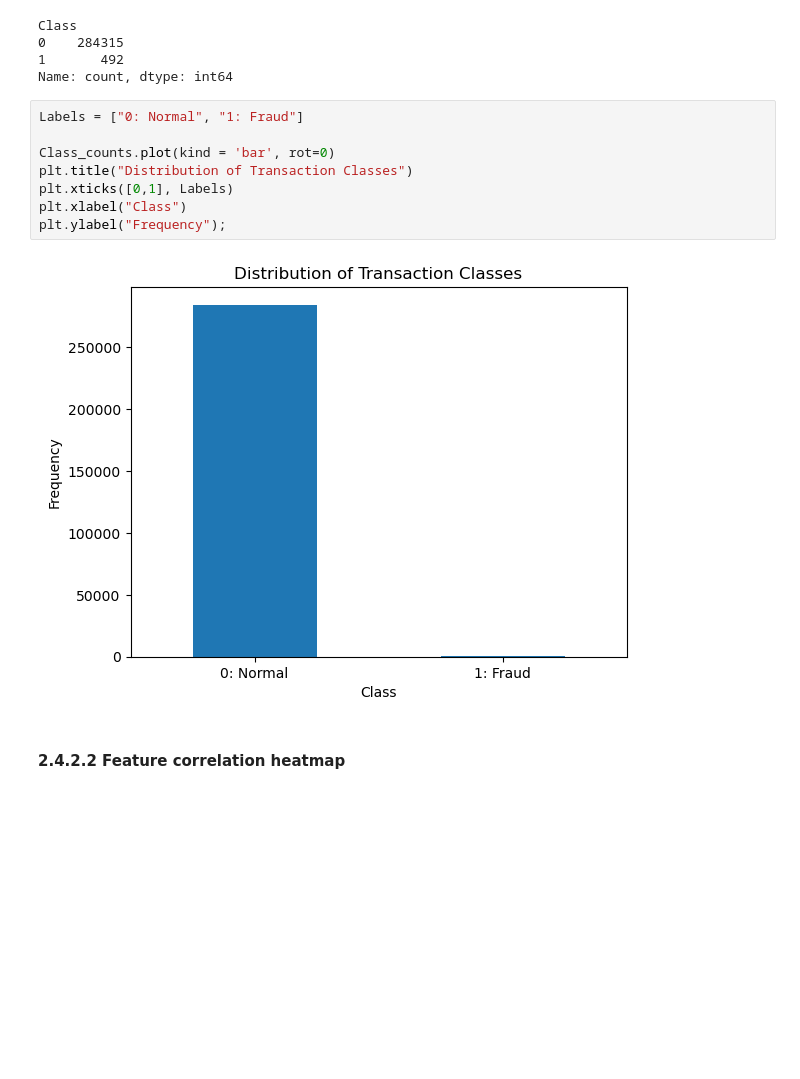
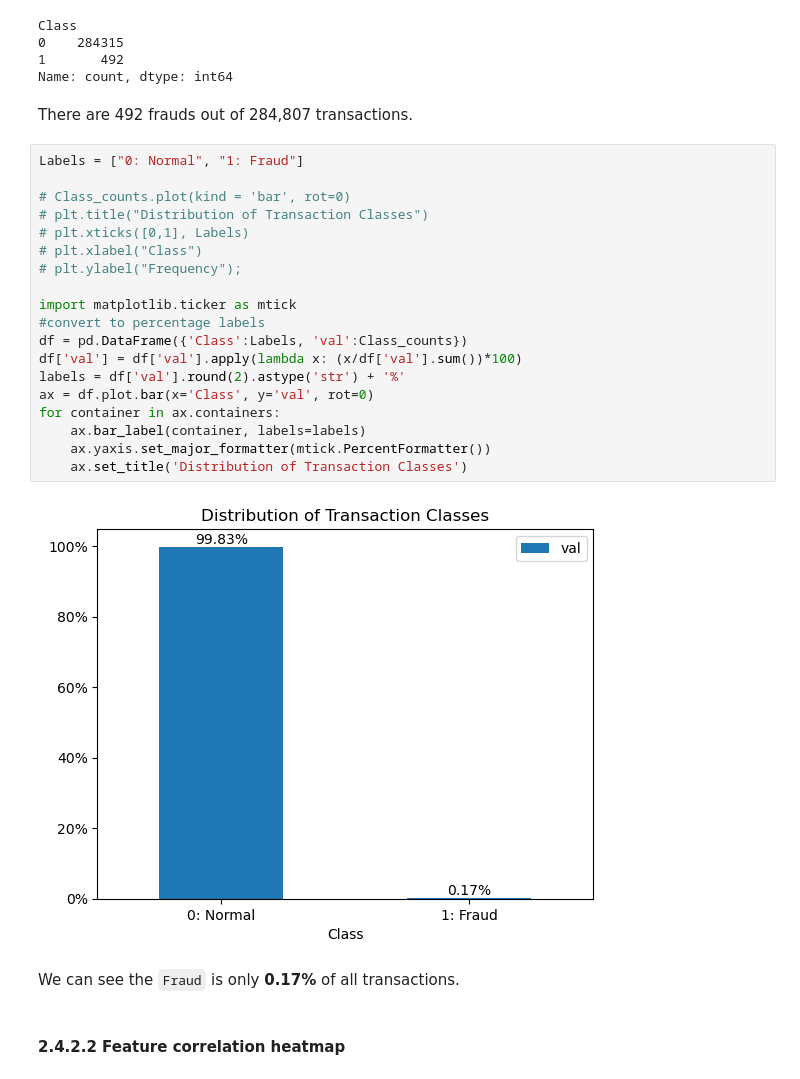
Before and after one commit to zxie9/Capstone-Project-Three, a Jupyter notebook: Notebooks/2. Data Wrangling and EDA.ipynb, the cells around one changed output. Saved outputs shown, nothing was run; the diff lists cells and outputs as text; blank space fills up the shorter version.

Commit message:
Data wrangling & EDA

```diff
--- a/Notebooks/2. Data Wrangling and EDA.ipynb
+++ b/Notebooks/2. Data Wrangling and EDA.ipynb
@@ -94,16 +125,31 @@ Class
 0    284315
 1       492
 Name: count, dtype: int64
+# %% [markdown]
+There are 492 frauds out of 284,807 transactions.
 # %%
 Labels = ["0: Normal", "1: Fraud"]
 
-Class_counts.plot(kind = 'bar', rot=0)
-plt.title("Distribution of Transaction Classes")
-plt.xticks([0,1], Labels)
-plt.xlabel("Class")
-plt.ylabel("Frequency");
+# Class_counts.plot(kind = 'bar', rot=0)
+# plt.title("Distribution of Transaction Classes")
+# plt.xticks([0,1], Labels)
+# plt.xlabel("Class")
+# plt.ylabel("Frequency");
+
+import matplotlib.ticker as mtick
+#convert to percentage labels
+df = pd.DataFrame({'Class':Labels, 'val':Class_counts})
+df['val'] = df['val'].apply(lambda x: (x/df['val'].sum())*100)
+labels = df['val'].round(2).astype('str') + '%'
+ax = df.plot.bar(x='Class', y='val', rot=0)
+for container in ax.containers:
+    ax.bar_label(container, labels=labels)
+    ax.yaxis.set_major_formatter(mtick.PercentFormatter())
+    ax.set_title('Distribution of Transaction Classes')
 # %% [output]
-[figure, old version]
+[figure, new version]
+# %% [markdown]
+We can see the `Fraud` is only **0.17%** of all transactions.
 # %% [markdown]
 #### 2.4.2.2 Feature correlation heatmap<a id='2.4.2.2'></a>
 # %%
```
Also changed, not shown: parts of 14 cells of this notebook.
